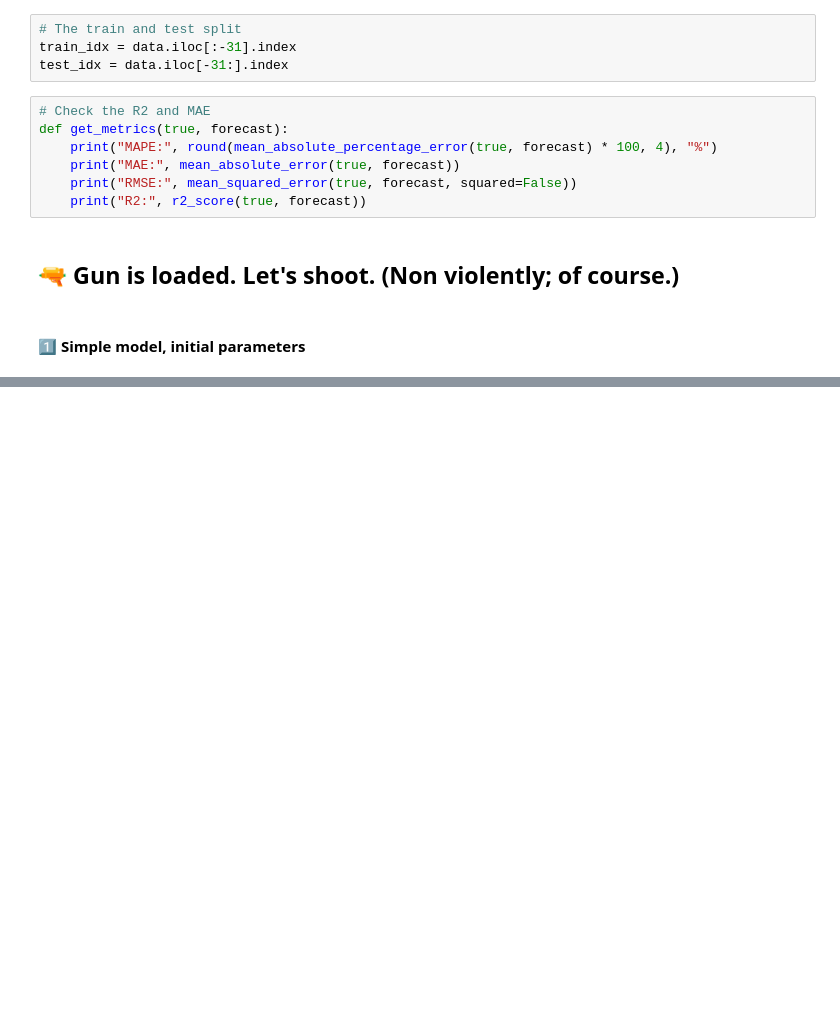
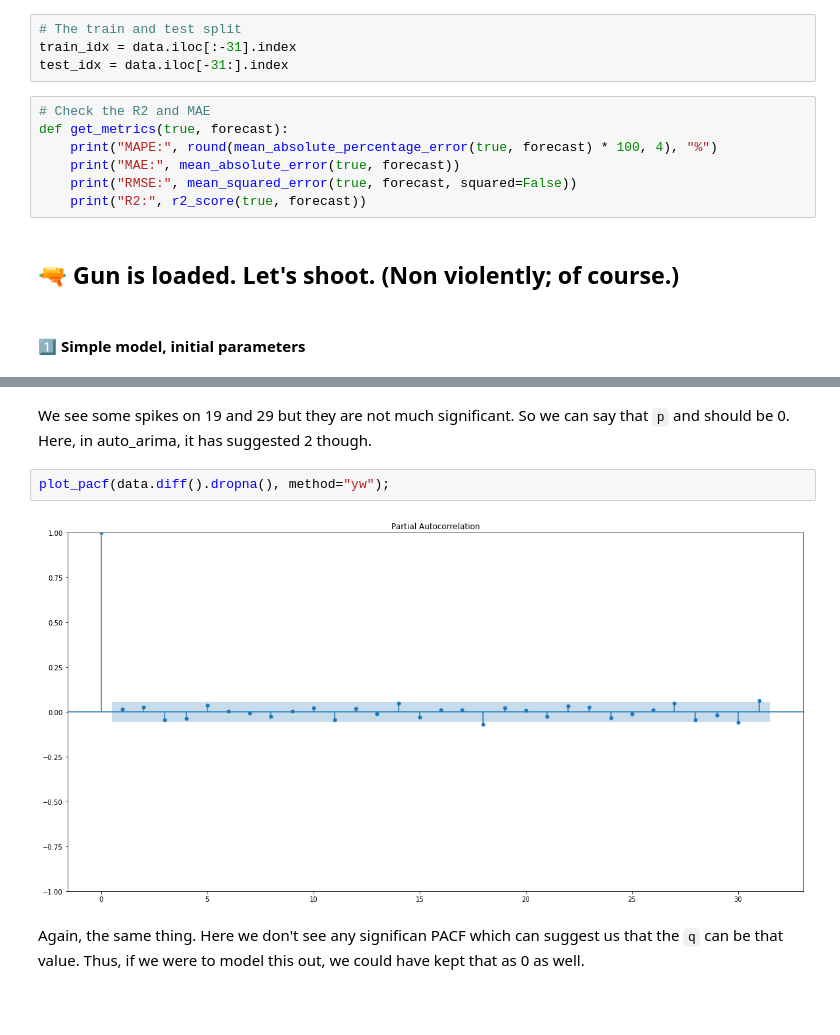
Before and after one commit to AayushSameerShah/TimeSeries-Forecasting, a Jupyter notebook: 3. ARIMA/11_ ARIMA on stock prices.ipynb, the cells around one changed output, grey strips where cells are left out. Cells and saved outputs as stored; diff of their text form; blank space fills up the shorter version.

```diff
--- a/3. ARIMA/11_ ARIMA on stock prices.ipynb
+++ b/3. ARIMA/11_ ARIMA on stock prices.ipynb
@@ -84,0 +159,10 @@ Total fit time: 46.318 seconds
+# %% [markdown]
+We see some spikes on 19 and 29 but they are not much significant. So we can say that `p` and should be 0. Here, in auto_arima, it has suggested 2 though.
+# %%
+plot_pacf(data.diff().dropna(), method="yw");
+# %% [output]
+[figure, added]
+# %% [markdown]
+Again, the same thing. Here we don't see any significan PACF which can suggest us that the `q` can be that value. Thus, if we were to model this out, we could have kept that as 0 as well.
+# %% [markdown]
+#
```
Also changed, not shown: parts of 14 cells of this notebook, 1 other file.
